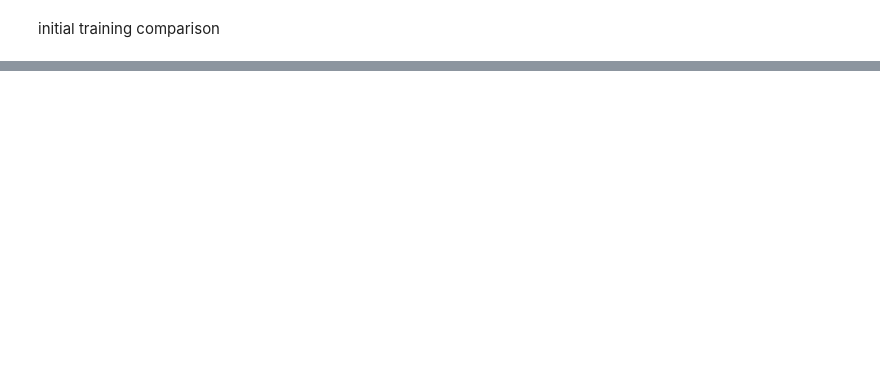
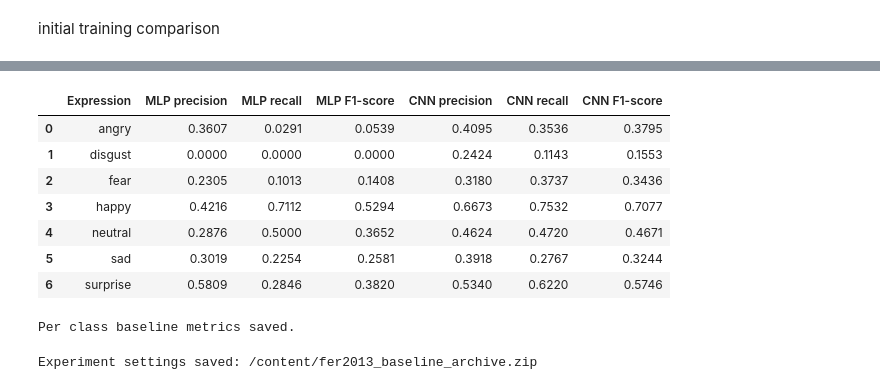
Before and after one commit to chtzortzi-alt/Tzortzi_Facial_Expressions, a Jupyter notebook: Tzortzi_Imaging_Dataset.ipynb, the cells around one changed output, grey strips where cells are left out. Drawn from its saved outputs; the diff is of its cells as text; code cells hidden in the pictures; blank space fills up the shorter version.

```diff
--- a/Tzortzi_Imaging_Dataset.ipynb
+++ b/Tzortzi_Imaging_Dataset.ipynb
@@ -1394,0 +1242,14 @@ display(baseline_comparison.round(4))
+# %%
+from pathlib import Path
+import json
+import shutil
+
+baseline_dir = Path("/content/fer2013_baseline")
+plots_dir = baseline_dir / "plots"
+results_dir = baseline_dir / "results"
+models_dir = baseline_dir / "models"
+
+for folder in [plots_dir, results_dir, models_dir]:
+  folder.mkdir(parents=True, exist_ok=True)
+
+print("Archive folders of initial results created.")
@@ -1394,0 +1409,55 @@ display(baseline_comparison.round(4))
+# %%
+per_class_comparison = pd.DataFrame({
+    "Expression": train_classes,
+    "MLP precision": mlp_precision,
+    "MLP recall": mlp_recall,
+    "MLP F1-score": mlp_f1,
+    "CNN precision": cnn_precision,
+    "CNN recall": cnn_recall,
+    "CNN F1-score": cnn_f1
+})
+
+display(per_class_comparison.round(4))
+
+per_class_comparison.to_csv(results_dir / "per_class_comparison.csv", index=False)
+
+print("\nPer class baseline metrics saved.")
+# %% [output]
+|  | Expression | MLP precision | MLP recall | MLP F1-score | CNN precision | CNN recall | CNN F1-score |
+| 0 | angry | 0.3607 | 0.0291 | 0.0539 | 0.4095 | 0.3536 | 0.3795 |
+| 1 | disgust | 0.0000 | 0.0000 | 0.0000 | 0.2424 | 0.1143 | 0.1553 |
+| 2 | fear | 0.2305 | 0.1013 | 0.1408 | 0.3180 | 0.3737 | 0.3436 |
+| 3 | happy | 0.4216 | 0.7112 | 0.5294 | 0.6673 | 0.7532 | 0.7077 |
+| 4 | neutral | 0.2876 | 0.5000 | 0.3652 | 0.4624 | 0.4720 | 0.4671 |
+| 5 | sad | 0.3019 | 0.2254 | 0.2581 | 0.3918 | 0.2767 | 0.3244 |
+| 6 | surprise | 0.5809 | 0.2846 | 0.3820 | 0.5340 | 0.6220 | 0.5746 |
+Per class baseline metrics saved.
+# %%
+experiment_settings = {
+    "experiment": "FER2013 Task 4 baseline",
+    "random_seed": 42,
+    "image_shape": [48, 48, 1],
+    "classes": train_classes,
+    "training_images": 21528,
+    "validation_images": 5383,
+    "test_images": 7178,
+    "batch_size": 32,
+    "epochs": 10,
+    "optimizer": "adam",
+    "loss": "sparse_categorical_crossentropy",
+    "validation_used_for_tuning": True,
+    "test_set_used_for_tuning": False,
+    "mlp_parameters": mlp.count_params(),
+    "cnn_parameters": cnn.count_params(),
+    "tensorflow_version": tf.__version__,
+    "keras_version": keras.__version__
+}
+
+with open(results_dir / "experiment_settings.json", "w") as f:
+  json.dump(experiment_settings, f, indent=4)
+
+archive_path = shutil.make_archive("/content/fer2013_baseline_archive", "zip", root_dir="/content", base_dir="fer2013_baseline")
+
+print("Experiment settings saved:", archive_path)
+# %% [output]
+Experiment settings saved: /content/fer2013_baseline_archive.zip
```
Also changed, not shown: parts of 37 cells of this notebook.
